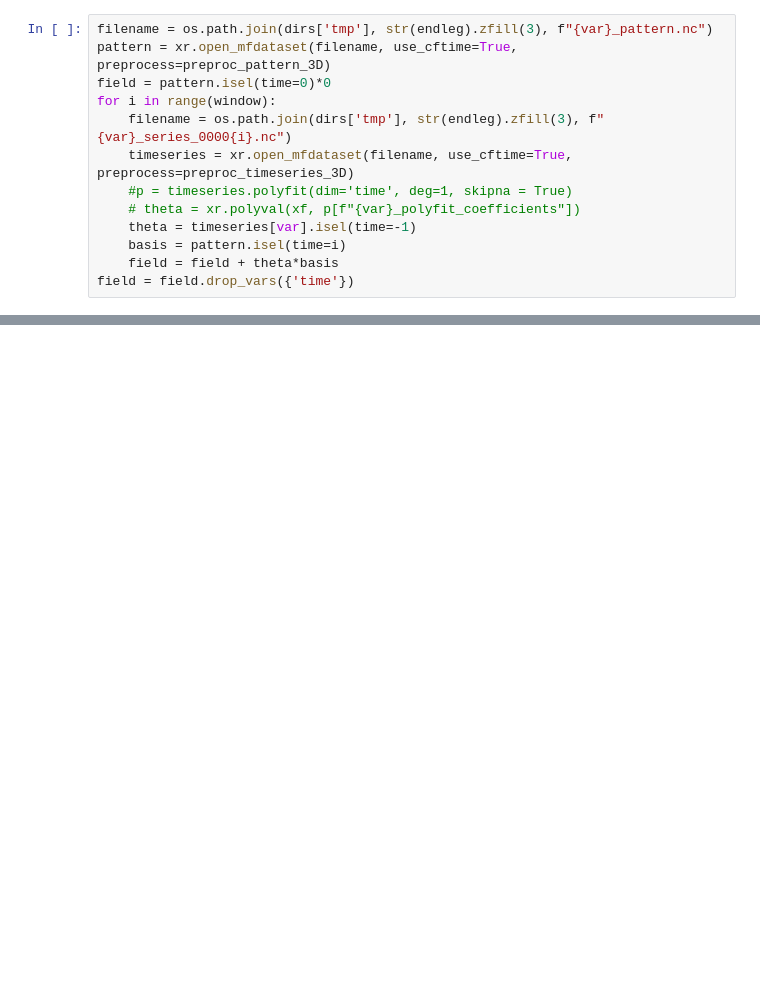
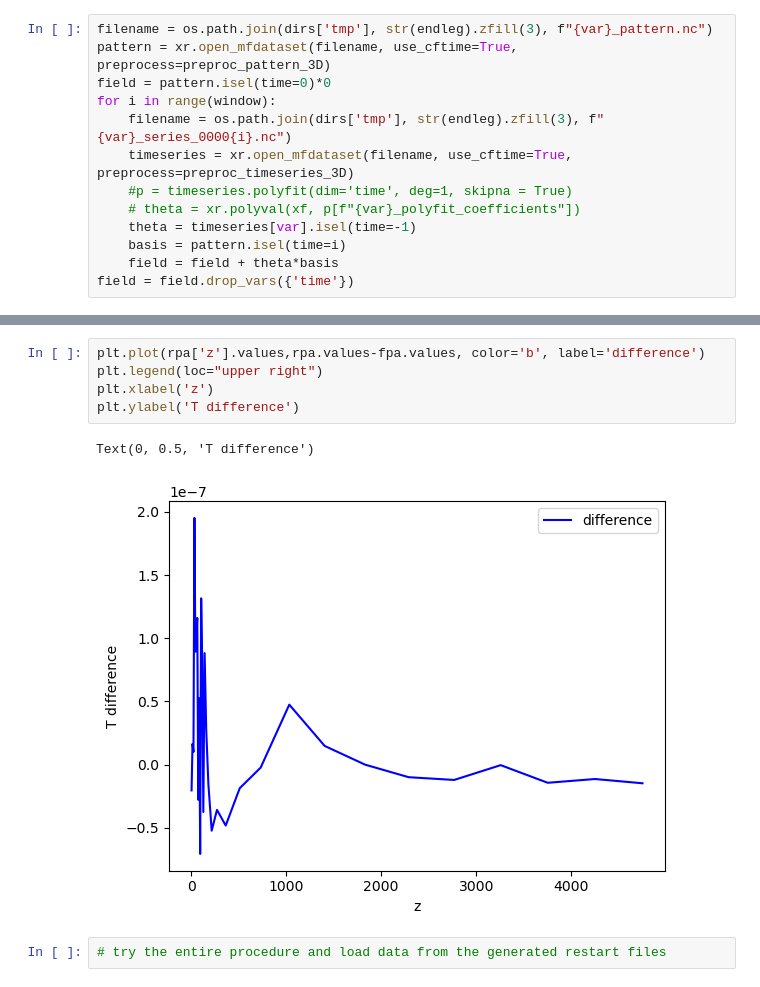
Before and after one commit to asozza/stece, a Jupyter notebook: osprey/notebooks/test_EOF_thetao.ipynb, the cells around one changed output, grey strips where cells are left out. Saved outputs shown, nothing was run; the diff lists cells and outputs as text; blank space fills up the shorter version.

```diff
--- a/osprey/notebooks/test_EOF_thetao.ipynb
+++ b/osprey/notebooks/test_EOF_thetao.ipynb
@@ -123,0 +86,10 @@ plt.legend(loc="upper right")
+# %%
+plt.plot(rpa['z'].values,rpa.values-fpa.values, color='b', label='difference')
+plt.legend(loc="upper right")
+plt.xlabel('z')
+plt.ylabel('T difference')
+# %% [output]
+Text(0, 0.5, 'T difference')
+[figure, added]
+# %%
+# try the entire procedure and load data from the generated restart files
```
Also changed, not shown: parts of 21 cells of this notebook, 6 other files.
